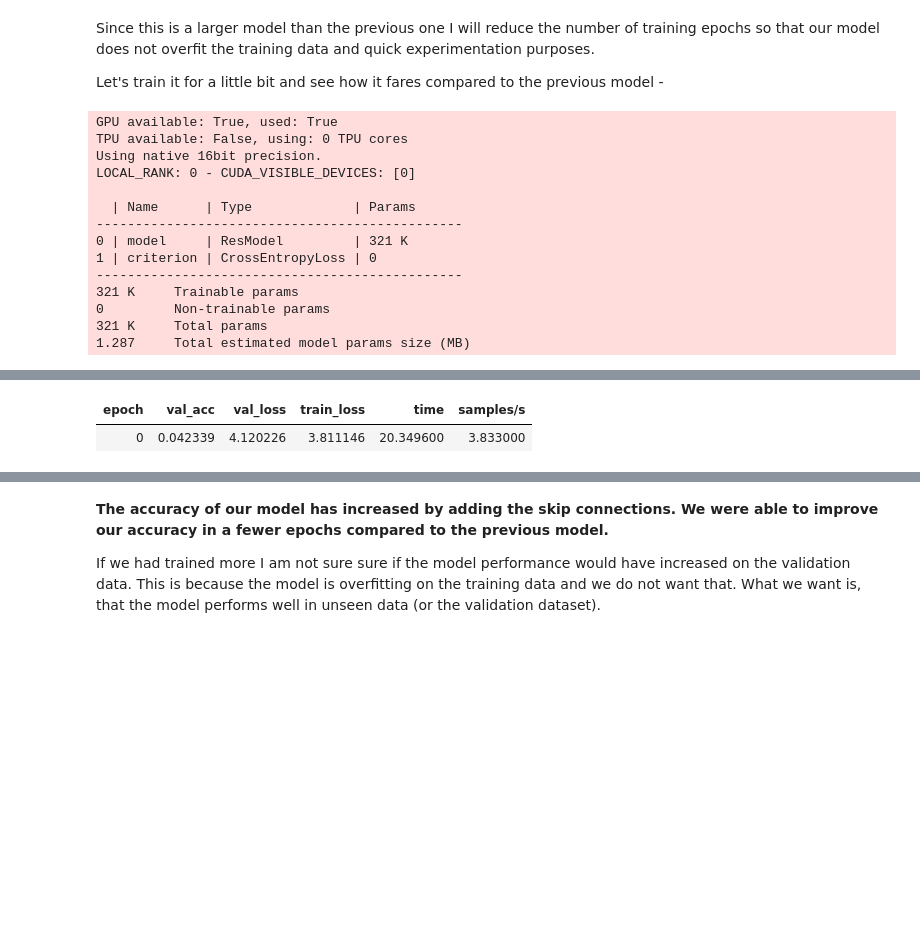
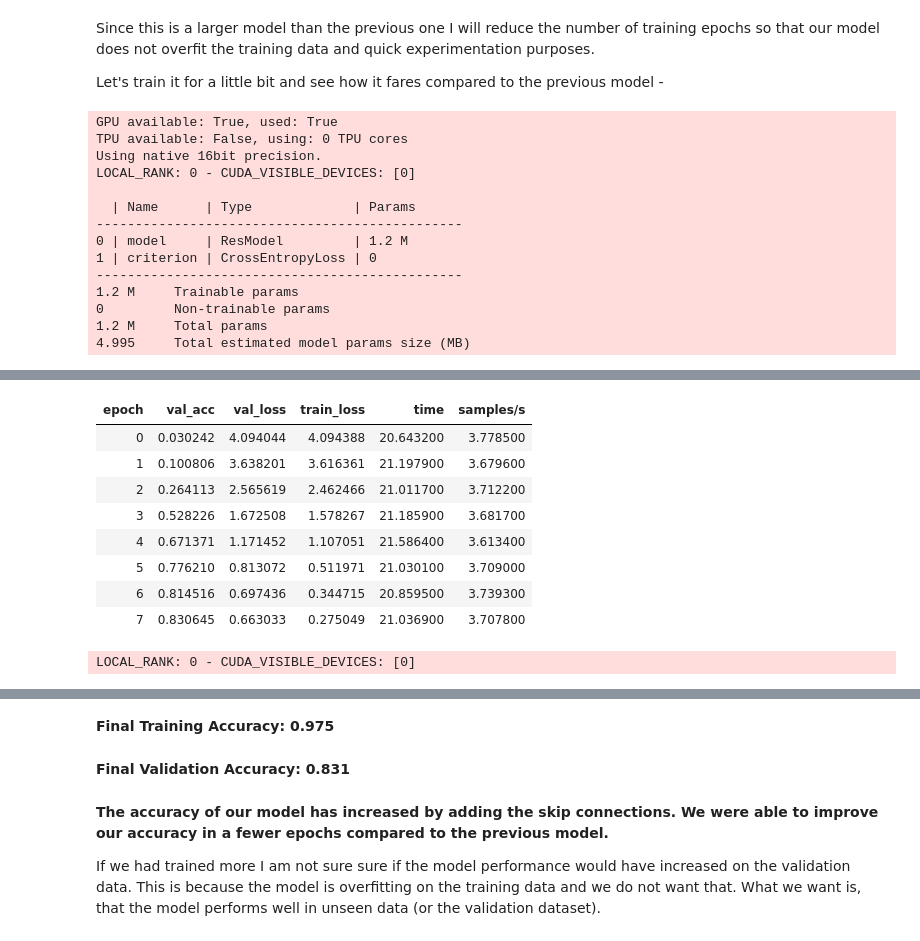
Before and after one commit to benihime91/midas-summer-internship-2021, a Jupyter notebook: midas_task_2_part_01.ipynb, the cells around one changed output, grey strips where cells are left out. Cells and saved outputs as stored; diff of their text form; code cells hidden in the pictures; blank space fills up the shorter version.

```diff
--- a/midas_task_2_part_01.ipynb
+++ b/midas_task_2_part_01.ipynb
@@ -225,7 +243,7 @@ base_tfms = A.Compose([
 # %% [markdown]
 Function to get our data -
 # %%
-def get_data(transforms = base_tfms, valid_transforms=base_tfms, bs: int = 128):
+def get_data(transforms = base_tfms, valid_transforms=base_tfms, bs: int = 32):
     # instantiate the dataset set obj
     train_ds = PandasDataset(df=TRAIN_DATASET_01, transforms=transforms)
     valid_ds = PandasDataset(df=VALID_DATASET_01, transforms=valid_transforms)
@@ -281,11 +299,11 @@ Global seed set to 42
 42
 # %%
 class ClassificationTask(pl.LightningModule):
-    def __init__(self, model: nn.Module, lr: float, wd: float = 0, criterion: nn.Module = nn.CrossEntropyLoss):
+    def __init__(self, model: nn.Module, lr: float, wd: float = 0, criterion: nn.Module = nn.CrossEntropyLoss()):
         super().__init__()
         self.save_hyperparameters("lr", "wd")
         self.model = model
-        self.criterion = criterion()
+        self.criterion = criterion
 
     def forward(self, xb):
         "Same as nn.Module forward"
@@ -317,16 +335,12 @@ class ClassificationTask(pl.LightningModule):
         define optimizers and LR schedulers for use in training.
         """
         # default Adam parameters from fast.ai
-        opt_func = optim.AdamW(self.parameters(), lr=self.hparams.lr, weight_decay=self.hparams.wd, betas=(0.9, 0.99), eps=1e-05)
+        opt   = optim.AdamW(self.parameters(), lr=self.hparams.lr, weight_decay=self.hparams.wd, betas=(0.9, 0.99), eps=1e-05)
+        steps = len(self.train_dataloader())
+        epochs= self.trainer.max_epochs
 
-        steps_per_epoch = len(self.train_dataloader())
-        num_epochs = self.trainer.max_epochs
-
-        scheduler = optim.lr_scheduler.OneCycleLR(opt_func, max_lr=self.hparams.lr, epochs=num_epochs,
-                                                  steps_per_epoch=steps_per_epoch, cycle_momentum=True,
-                                                  base_momentum=0.85, max_momentum=0.95,)
-
-        return [opt_func], [dict(scheduler=scheduler, interval='step')]
+        scheduler = optim.lr_scheduler.OneCycleLR(opt, max_lr=self.hparams.lr, epochs=epochs, steps_per_epoch=steps)
+        return [opt], [dict(scheduler=scheduler, interval='step')]
 # %% [markdown]
 For training I will be using the popular `AdamW + 1cycle` training approach. Here we use the `AdamW` optimizer and `OneCycleLR` scheduler from PyTorch.
 
@@ -576,23 +591,16 @@ We can now proceed towards modifying our BenchMark model. Let's add some skip co
 # %%
 class ResModel(nn.Sequential):
     def __init__(self, num_outputs: int):
-
         conv = ConvBnDropBlock(in_chans=3, out_chans=64, kernel_size=7, p_drop=0, stride=2,
                                act_cls=nn.ReLU, bias=False, use_bn=True)
         pool = nn.MaxPool2d(kernel_size=3, stride=2, padding=1)
         conv_stem  = nn.Sequential(conv, pool)
-
-
-        resblock1 = ResBlock(in_chans=64, out_chans=64,  stride=1, kernel_size=3, act_cls=nn.ReLU)
-        resblock2 = ResBlock(in_chans=64, out_chans=128, stride=2, kernel_size=3, act_cls=nn.ReLU)
-
+        block1 = ResBlock(in_chans=64, out_chans=64,  stride=1, kernel_size=3, act_cls=nn.ReLU)
+        block2 = ResBlock(in_chans=64, out_chans=128, stride=2, kernel_size=3, act_cls=nn.ReLU)
+        block3 = ResBlock(in_chans=128,out_chans=256, stride=2, kernel_size=3, act_cls=nn.ReLU)
         pool_flatten = nn.Sequential(OrderedDict(pool_layer=nn.AdaptiveAvgPool2d(1), flatten=nn.Flatten()))
-
-        predictor = nn.Sequential(nn.BatchNorm1d(128), nn.Dropout(0.3), nn.ReLU(inplace=True),
-                                  nn.Linear(128, num_outputs, bias=False))
-
-        layers = OrderedDict(conv_stem=conv_stem, block1=resblock1, block2=resblock2, pool_flatten=pool_flatten, fc=predictor)
-
+        fc = nn.Sequential(nn.Dropout(0.25), nn.Linear(256, num_outputs))
+        layers = OrderedDict(stem=conv_stem, block1=block1, block2=block2, block3=block3, pool_flatten=pool_flatten, fc=fc)
         super(ResModel, self).__init__(layers)
 # %% [markdown]
 Since this is a larger model than the previous one I will reduce the number of training epochs so that our model does not overfit the training data and quick experimentation purposes.
@@ -620,8 +628,8 @@ trainer.fit(task, train_dataloader=train_dl, val_dataloaders=valid_dl)
 tst_res = trainer.test(ckpt_path="best", test_dataloaders=[train_dl, valid_dl], verbose=False)
 trn_acc, val_acc = tst_res[0]["test_acc/dataloader_idx_0"], tst_res[1]["test_acc/dataloader_idx_1"]
 
-display(Markdown(f"### Final Training Accuracy: {round(trn_acc, 3)}"))
-display(Markdown(f"### Final Validation Accuracy: {round(val_acc, 3)}"))
+display(Markdown(f"**Final Training Accuracy: {round(trn_acc, 3)}**"))
+display(Markdown(f"**Final Validation Accuracy: {round(val_acc, 3)}**"))
 # %% [output]
 GPU available: True, used: True
 TPU available: False, using: 0 TPU cores
@@ -630,11 +638,11 @@ LOCAL_RANK: 0 - CUDA_VISIBLE_DEVICES: [0]
 
   | Name      | Type             | Params
 -----------------------------------------------
-0 | model     | ResModel         | 321 K
+0 | model     | ResModel         | 1.2 M
 1 | criterion | CrossEntropyLoss | 0
 -----------------------------------------------
-321 K     Trainable params
+1.2 M     Trainable params
 0         Non-trainable params
-321 K     Total params
-1.287     Total estimated model params size (MB)
+1.2 M     Total params
+4.995     Total estimated model params size (MB)
 [interactive output not drawn]
@@ -642,2 +650,10 @@ Training [124/496 00:35 < 01:48, 3.42 it/s, Epoch 1 {'loss': '3.31', 'v_num': 3}
 | epoch | val_acc | val_loss | train_loss | time | samples/s |
-| 0 | 0.042339 | 4.120226 | 3.811146 | 20.349600 | 3.833000 |
+| 0 | 0.030242 | 4.094044 | 4.094388 | 20.643200 | 3.778500 |
+| 1 | 0.100806 | 3.638201 | 3.616361 | 21.197900 | 3.679600 |
+| 2 | 0.264113 | 2.565619 | 2.462466 | 21.011700 | 3.712200 |
+| 3 | 0.528226 | 1.672508 | 1.578267 | 21.185900 | 3.681700 |
+| 4 | 0.671371 | 1.171452 | 1.107051 | 21.586400 | 3.613400 |
+| 5 | 0.776210 | 0.813072 | 0.511971 | 21.030100 | 3.709000 |
+| 6 | 0.814516 | 0.697436 | 0.344715 | 20.859500 | 3.739300 |
+| 7 | 0.830645 | 0.663033 | 0.275049 | 21.036900 | 3.707800 |
+LOCAL_RANK: 0 - CUDA_VISIBLE_DEVICES: [0]
@@ -644,3 +661,5 @@ Training [124/496 00:35 < 01:48, 3.42 it/s, Epoch 1 {'loss': '3.31', 'v_num': 3}
+**Final Training Accuracy: 0.975**
+**Final Validation Accuracy: 0.831**
 # %% [markdown]
 **The accuracy of our model has increased by adding the skip connections. We were able to improve our accuracy in a fewer epochs compared to the previous model.**
 
```
Also changed, not shown: parts of 34 cells of this notebook.
